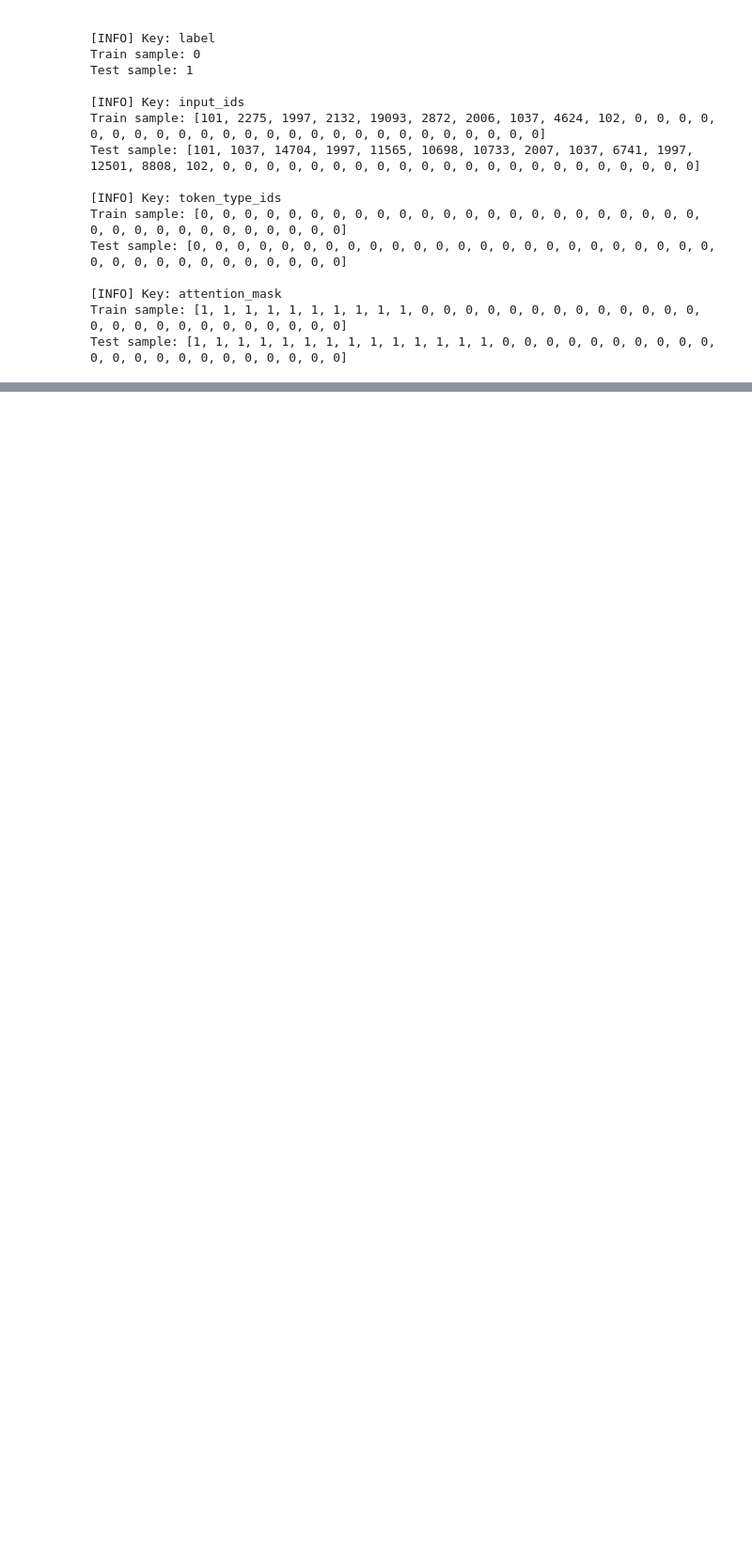
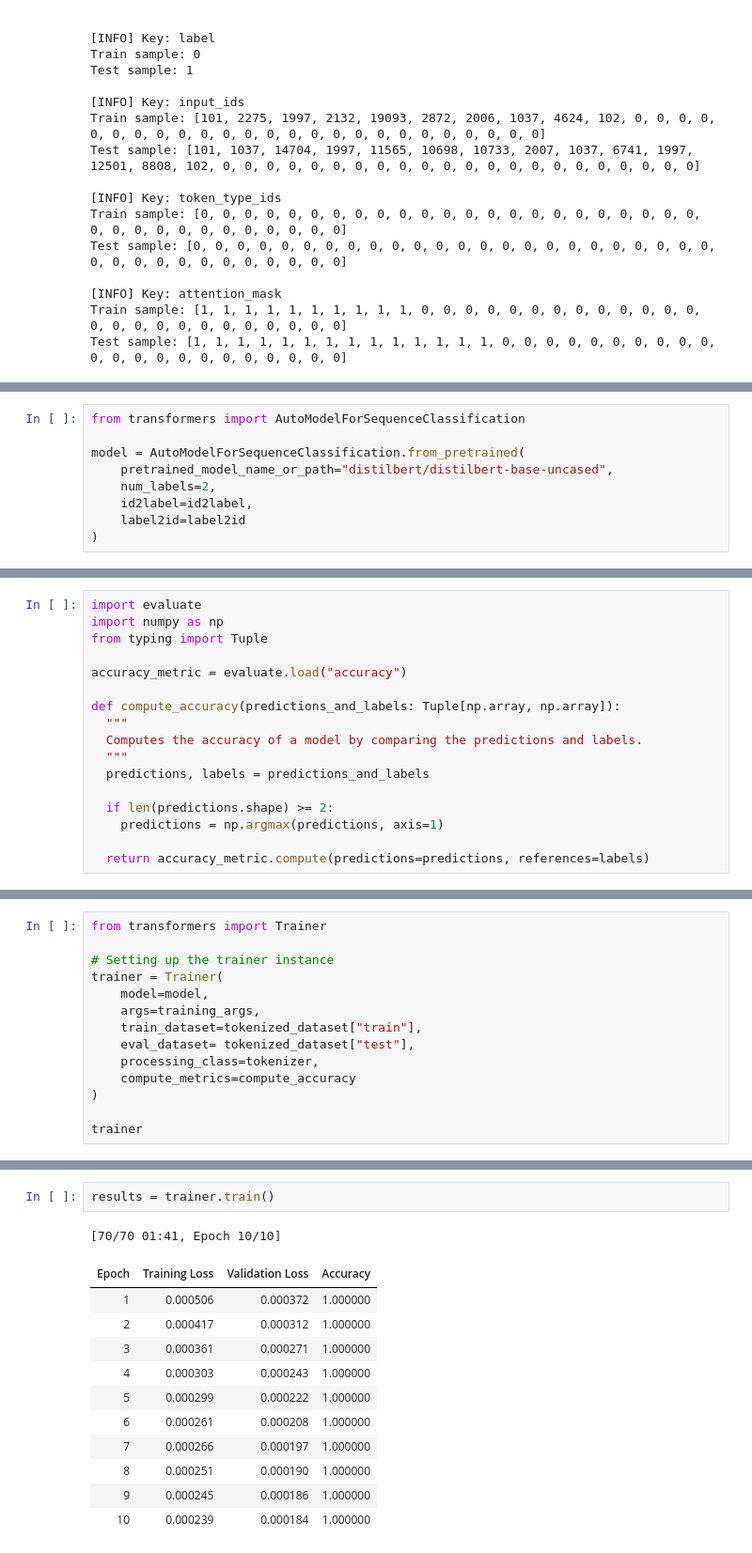
Before and after one commit to dmainagithub/LLMs-Lessons, a Jupyter notebook: huggingface_text_classification_tutorial.ipynb, the cells around one changed output, grey strips where cells are left out. Shown at 94% size. Saved outputs shown, nothing was run; the diff lists cells and outputs as text; blank space fills up the shorter version.

Commit message:
Status: Set training arguments and trained the Hugging Face model.

```diff
--- a/huggingface_text_classification_tutorial.ipynb
+++ b/huggingface_text_classification_tutorial.ipynb
@@ -395,0 +432,9 @@ Test sample: [1, 1, 1, 1, 1, 1, 1, 1, 1, 1, 1, 1, 1, 1, 0, 0, 0, 0, 0, 0, 0, 0,
+# %%
+from transformers import AutoModelForSequenceClassification
+
+model = AutoModelForSequenceClassification.from_pretrained(
+    pretrained_model_name_or_path="distilbert/distilbert-base-uncased",
+    num_labels=2,
+    id2label=id2label,
+    label2id=label2id
+)
@@ -395,0 +524,17 @@ Test sample: [1, 1, 1, 1, 1, 1, 1, 1, 1, 1, 1, 1, 1, 1, 0, 0, 0, 0, 0, 0, 0, 0,
+# %%
+import evaluate
+import numpy as np
+from typing import Tuple
+
+accuracy_metric = evaluate.load("accuracy")
+
+def compute_accuracy(predictions_and_labels: Tuple[np.array, np.array]):
+  """
+  Computes the accuracy of a model by comparing the predictions and labels.
+  """
+  predictions, labels = predictions_and_labels
+
+  if len(predictions.shape) >= 2:
+    predictions = np.argmax(predictions, axis=1)
+
+  return accuracy_metric.compute(predictions=predictions, references=labels)
@@ -395,0 +543,14 @@ Test sample: [1, 1, 1, 1, 1, 1, 1, 1, 1, 1, 1, 1, 1, 1, 0, 0, 0, 0, 0, 0, 0, 0,
+# %%
+from transformers import Trainer
+
+# Setting up the trainer instance
+trainer = Trainer(
+    model=model,
+    args=training_args,
+    train_dataset=tokenized_dataset["train"],
+    eval_dataset= tokenized_dataset["test"],
+    processing_class=tokenizer,
+    compute_metrics=compute_accuracy
+)
+
+trainer
@@ -395,0 +561,15 @@ Test sample: [1, 1, 1, 1, 1, 1, 1, 1, 1, 1, 1, 1, 1, 1, 0, 0, 0, 0, 0, 0, 0, 0,
+# %%
+results = trainer.train()
+# %% [output]
+[70/70 01:41, Epoch 10/10]
+| Epoch | Training Loss | Validation Loss | Accuracy |
+| 1 | 0.000506 | 0.000372 | 1.000000 |
+| 2 | 0.000417 | 0.000312 | 1.000000 |
+| 3 | 0.000361 | 0.000271 | 1.000000 |
+| 4 | 0.000303 | 0.000243 | 1.000000 |
+| 5 | 0.000299 | 0.000222 | 1.000000 |
+| 6 | 0.000261 | 0.000208 | 1.000000 |
+| 7 | 0.000266 | 0.000197 | 1.000000 |
+| 8 | 0.000251 | 0.000190 | 1.000000 |
+| 9 | 0.000245 | 0.000186 | 1.000000 |
+| 10 | 0.000239 | 0.000184 | 1.000000 |
```
Also changed, not shown: parts of 28 cells of this notebook.
